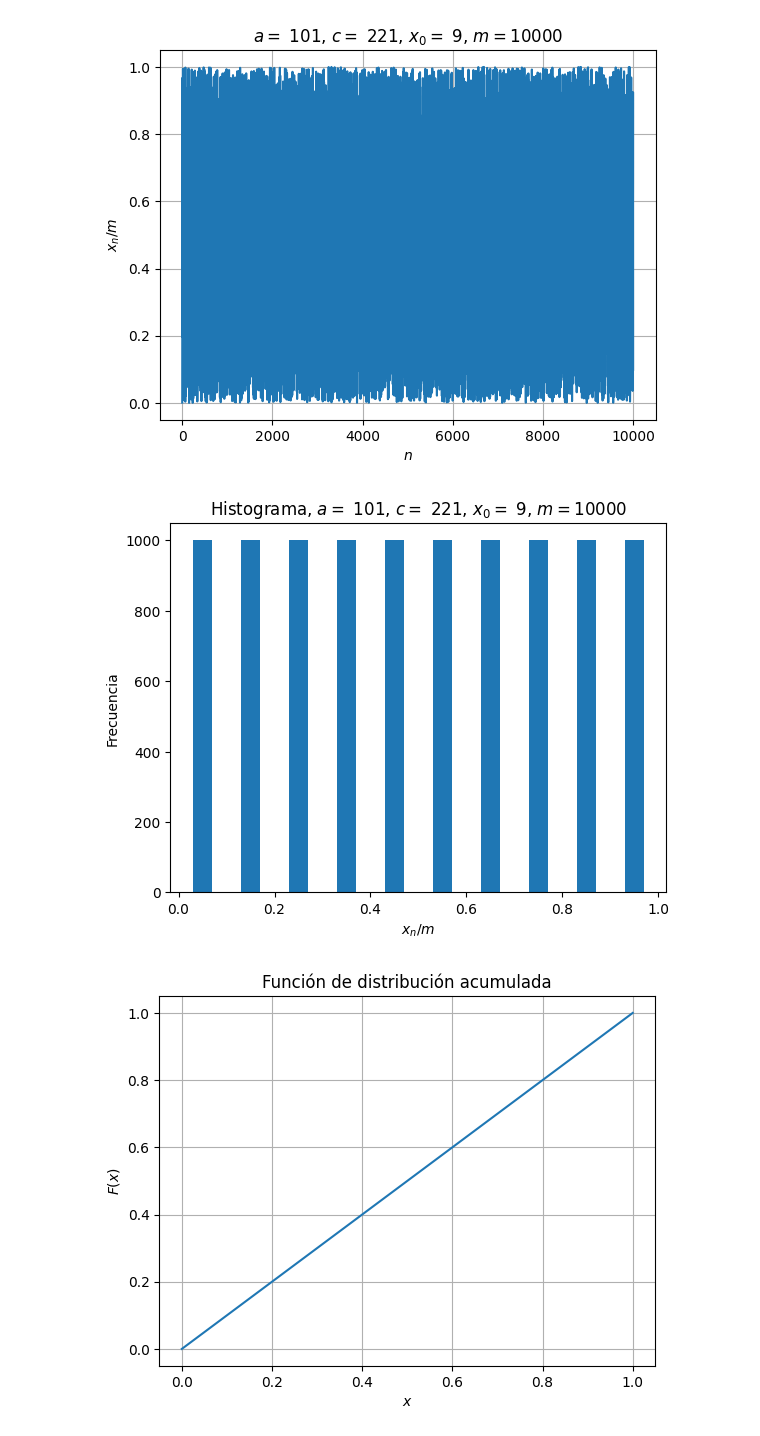
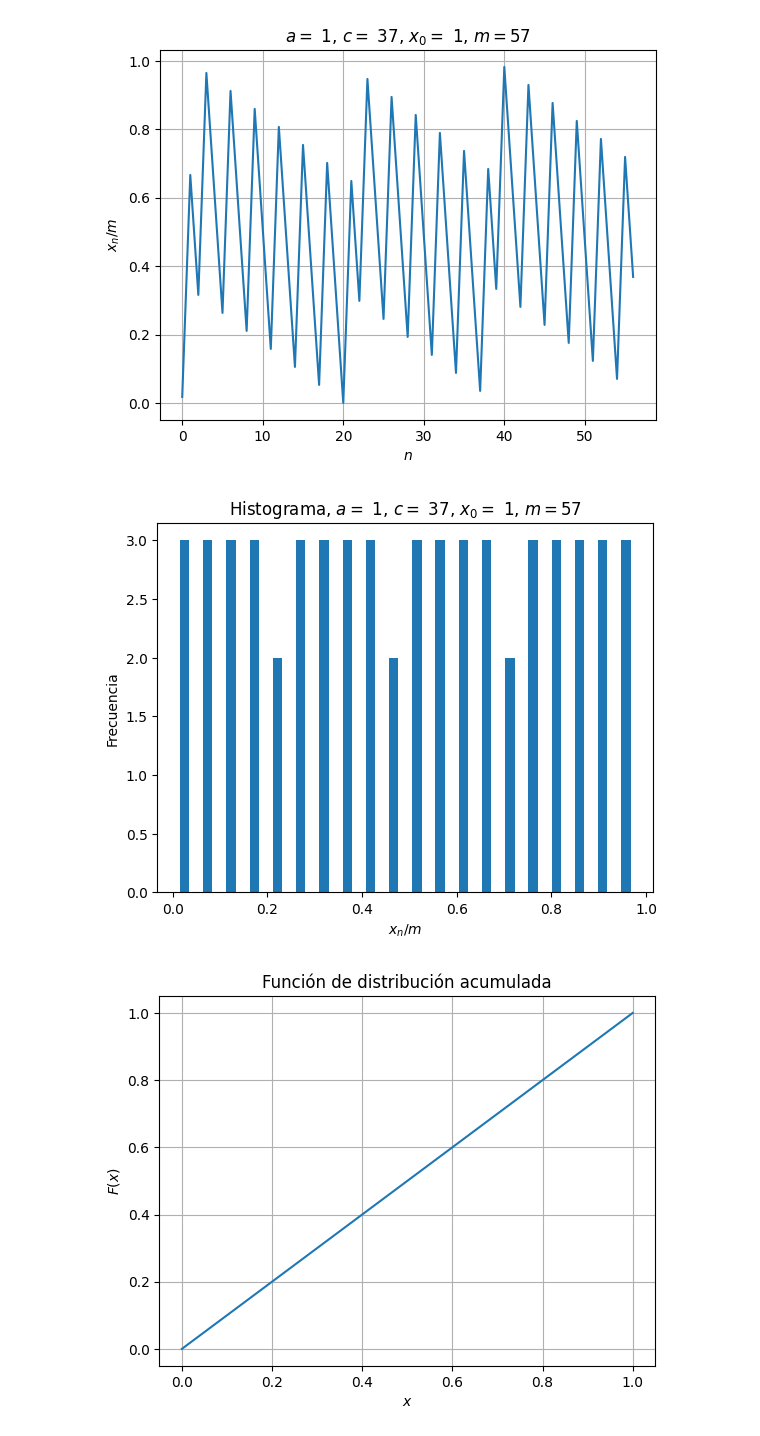
Before and after one commit to David-gutierrez-rodriguez/Simulacion-I, a Jupyter notebook: Generador_congruencial.ipynb, the cells around one changed output. Cells and saved outputs as stored; diff of their text form; code cells hidden in the pictures.

```diff
--- a/Generador_congruencial.ipynb
+++ b/Generador_congruencial.ipynb
@@ -36,10 +36,10 @@ def rand_num(seed, a, c, m):
     return rand
 # %%
 # Parámetros del generador congruencial
-a = 101     # Multiplicador
-c = 221     # Incremento
-x0 = 9      # Semilla inicial
-m = 10000   # Módulo
+a = 1     # Multiplicador
+c = 37     # Incremento
+x0 = 1      # Semilla inicial
+m = 57   # Módulo
 
 # Generación de números pseudoaleatorios
 nums = rand_num(x0, a, c, m)
@@ -81,16 +85,16 @@ plt.ylabel("$x_n/m$")
 plt.grid(True)
 plt.show()
 # %% [output]
-[figure, old version]
+[figure, new version]
 # %%
 # Histograma de los valores generados
-plt.hist(nums, rwidth=0.4)
+plt.hist(nums, bins = 20, rwidth=0.4)
 plt.title(f"Histograma, {plot_title}")
 plt.xlabel("$x_n/m$")
 plt.ylabel("Frecuencia")
 plt.show()
 # %% [output]
-[figure, old version]
+[figure, new version]
 # %%
 # Cálculo de la función de distribución acumulada (CDF)
 nums.sort()  # Se ordenan los valores generados
```
Also changed, not shown: parts of 2 cells of this notebook.
